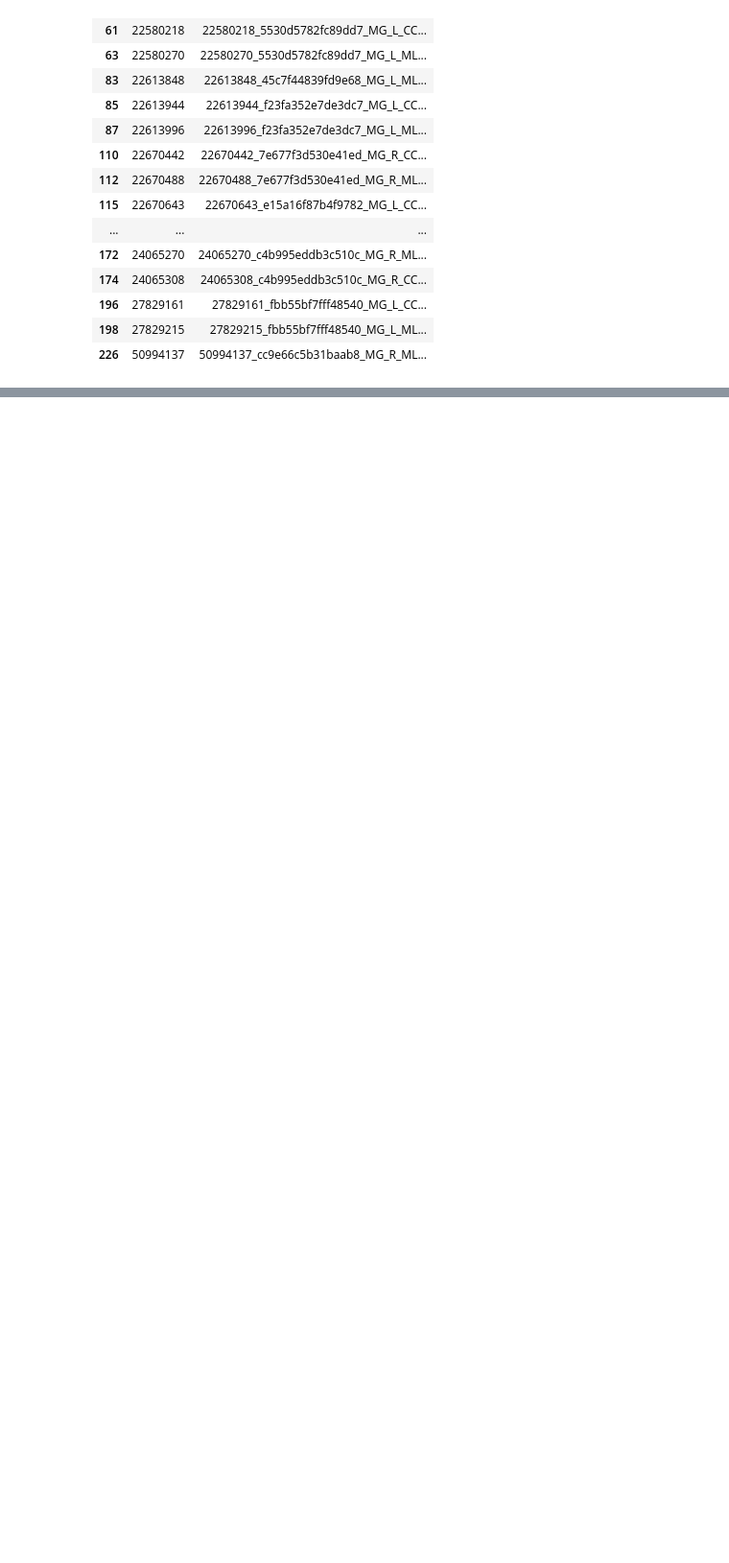
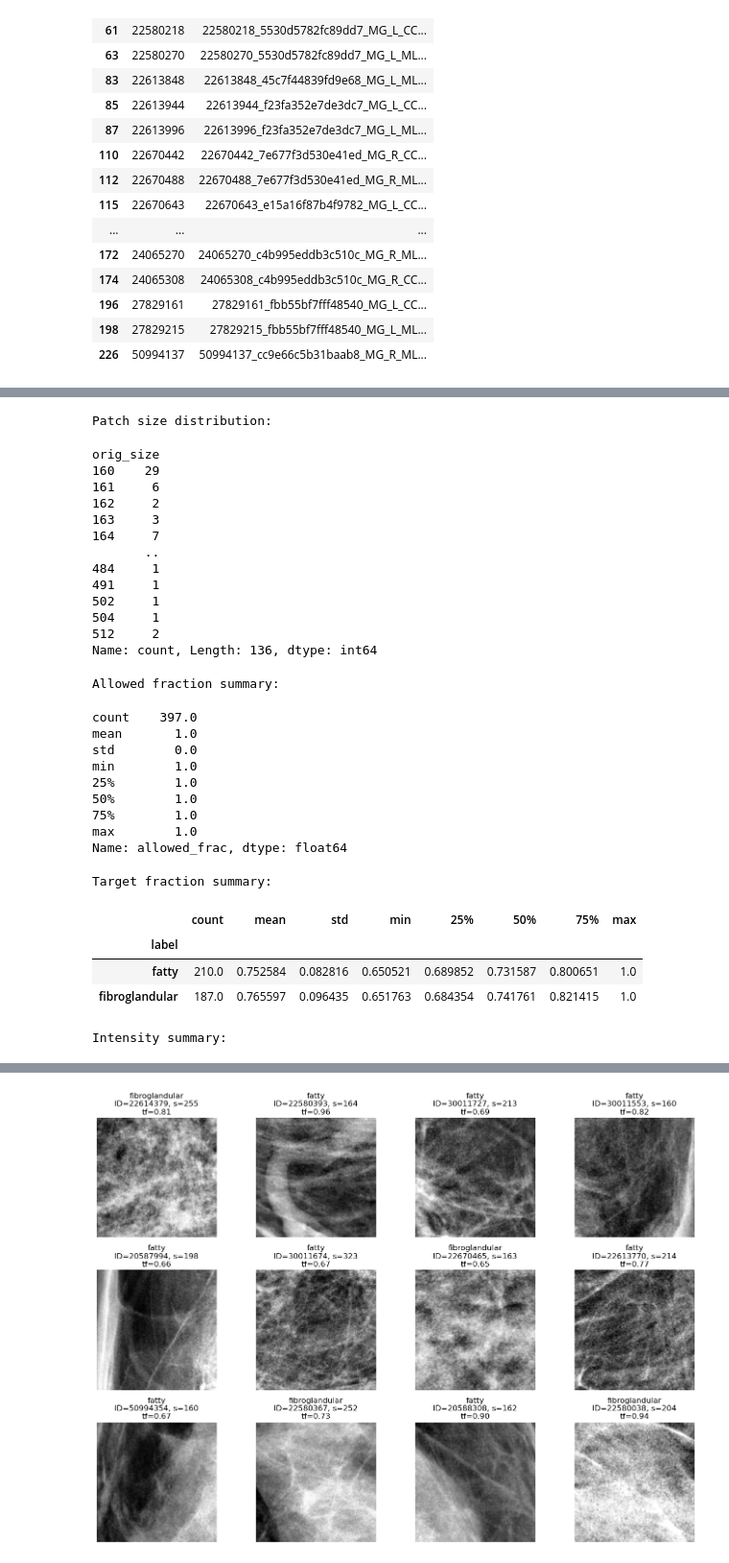
Before and after one commit to Nabeel-CH/Project34, a Jupyter notebook: Step 1.2 - Mass Localisation.ipynb, the cells around one changed output, grey strips where cells are left out. Shown at 96% size. Saved outputs shown, nothing was run; the diff lists cells and outputs as text; code cells hidden in the pictures; blank space fills up the shorter version.

```diff
--- a/Step 1.2 - Mass Localisation.ipynb
+++ b/Step 1.2 - Mass Localisation.ipynb
@@ -497,0 +1256,47 @@ cell 1
+# %%
+# ---------------------------------
+# Cell 6: Summary and QC
+# ---------------------------------
+
+print("Final counts from manifest:")
+display(manifest_bg["label"].value_counts())
+
+print("\nUnique source images used per class:")
+display(manifest_bg.groupby("label")["file_id"].nunique())
+
+print("\nPatch size distribution:")
+display(manifest_bg["orig_size"].value_counts().sort_index())
+
+print("\nAllowed fraction summary:")
+display(manifest_bg["allowed_frac"].describe())
+
+print("\nTarget fraction summary:")
+display(manifest_bg.groupby("label")["target_frac"].describe())
+
+print("\nIntensity summary:")
+display(
+    manifest_bg.groupby("label")[["mean_intensity", "std_intensity"]]
+    .agg(["mean", "std", "min", "max"])
+)
+
+# Show a few random saved patches
+if len(manifest_bg) > 0:
+    show_df = manifest_bg.sample(min(12, len(manifest_bg)), random_state=34).reset_index(drop=True)
+
+    plt.figure(figsize=(14, 10))
+    for i, row in show_df.iterrows():
+        patch = np.load(row["patch_npy"])
+        plt.subplot(3, 4, i + 1)
+        plt.imshow(patch, cmap="gray")
+        plt.title(
+            f"{row['label']}\n"
+            f"ID={row['file_id']}, s={row['orig_size']}\n"
+            f"tf={row['target_frac']:.2f}"
+        )
+        plt.axis("off")
+
+    plt.tight_layout()
+    plt.show()
+else:
+    print("manifest_bg is empty — no patches were saved.")
+# %% [output]
@@ -497,0 +1313,30 @@ cell 1
+Patch size distribution:
+orig_size
+160    29
+161     6
+162     2
+163     3
+164     7
+       ..
+484     1
+491     1
+502     1
+504     1
+512     2
+Name: count, Length: 136, dtype: int64
+Allowed fraction summary:
+count    397.0
+mean       1.0
+std        0.0
+min        1.0
+25%        1.0
+50%        1.0
+75%        1.0
+max        1.0
+Name: allowed_frac, dtype: float64
+Target fraction summary:
+|  | count | mean | std | min | 25% | 50% | 75% | max |
+| label |  |  |  |  |  |  |  |  |
+| fatty | 210.0 | 0.752584 | 0.082816 | 0.650521 | 0.689852 | 0.731587 | 0.800651 | 1.0 |
+| fibroglandular | 187.0 | 0.765597 | 0.096435 | 0.651763 | 0.684354 | 0.741761 | 0.821415 | 1.0 |
+Intensity summary:
@@ -497,0 +1348 @@ cell 1
+[figure, added]
```
Also changed, not shown: parts of 33 cells of this notebook.
